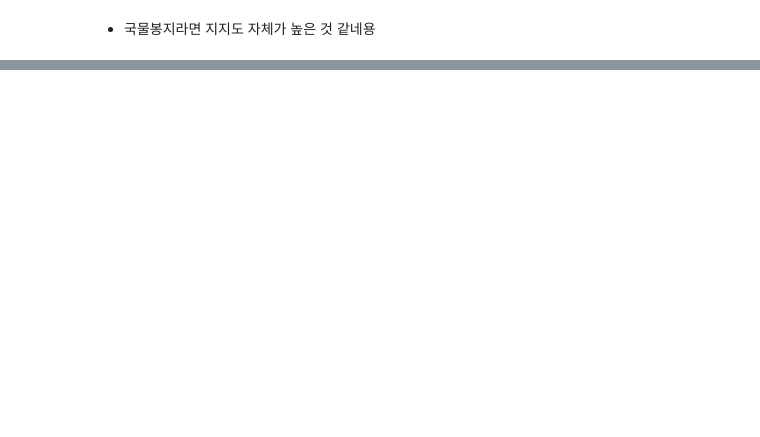
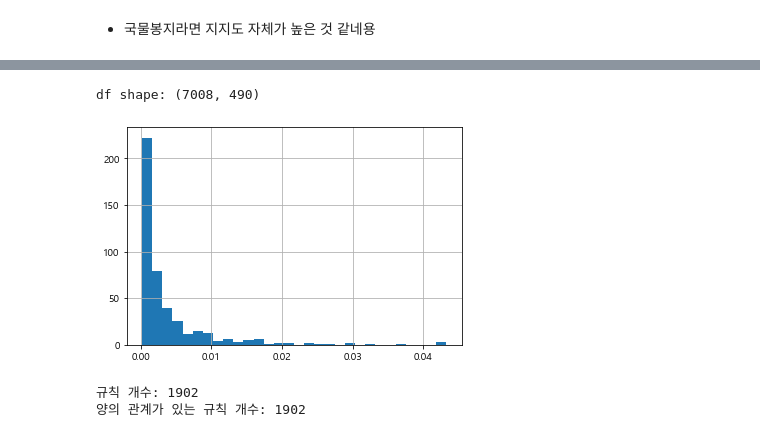
Before and after one commit to HYOJUNG08/RI_E5_1, a Jupyter notebook: ARM_not_clustering.ipynb, the cells around one changed output, grey strips where cells are left out. Drawn from its saved outputs; the diff is of its cells as text; code cells hidden in the pictures; blank space fills up the shorter version.

```diff
--- a/ARM_not_clustering.ipynb
+++ b/ARM_not_clustering.ipynb
@@ -654,0 +793,2 @@ rules_pdnm_sort[rules_pdnm_sort['antecedents'].apply(lambda x: len(x) > 2)]
+# %%
+superDF = df_food[df_food['cop_c'] == 'A03']
@@ -654,0 +815,11 @@ rules_pdnm_sort[rules_pdnm_sort['antecedents'].apply(lambda x: len(x) > 2)]
+# %%
+df = creat_df(superDF)
+s_histogram(df, 30)
+# %% [output]
+df shape: (7008, 490)
+[figure, added]
+# %%
+rules = creat_rule(df, min_support = 0.001)
+# %% [output]
+규칙 개수: 1902
+양의 관계가 있는 규칙 개수: 1902
```
Also changed, not shown: parts of 51 cells of this notebook.
